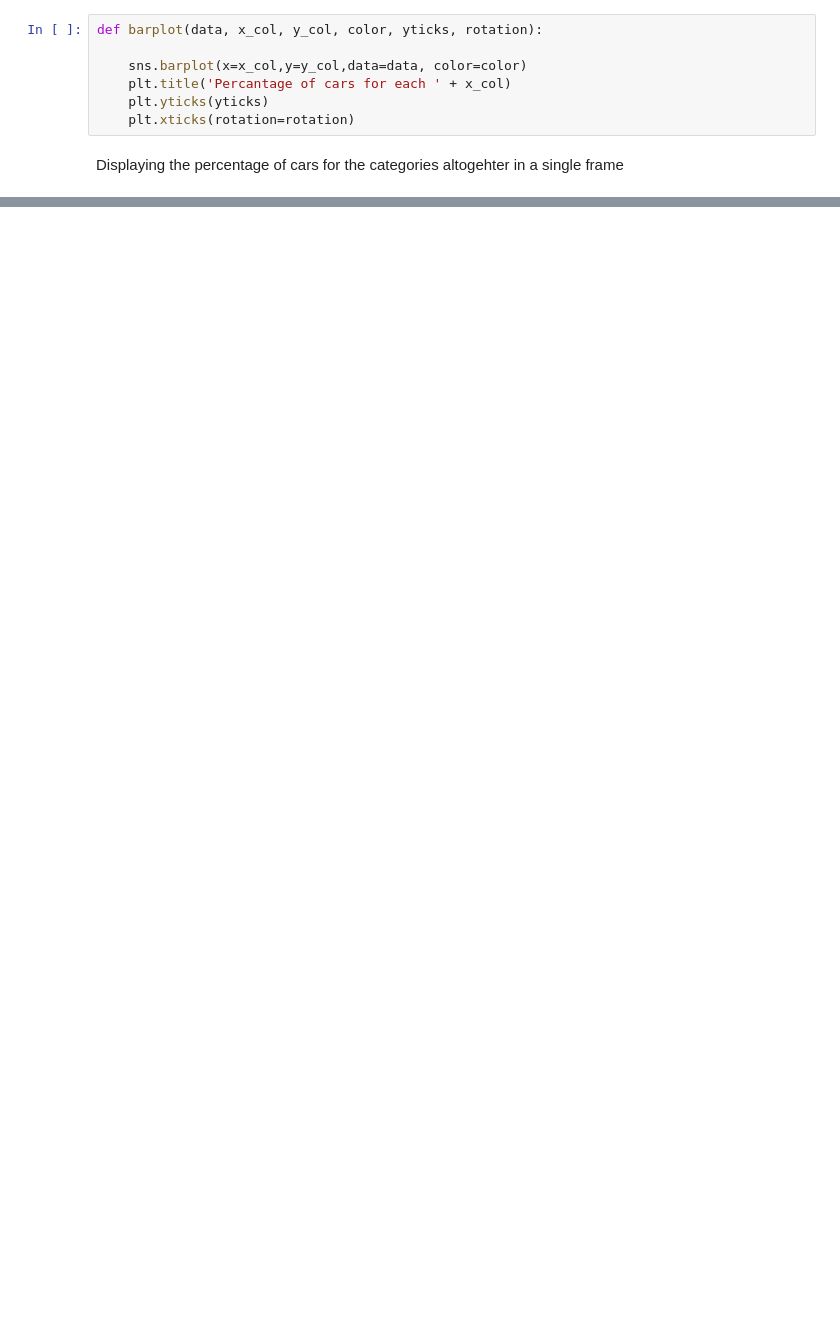
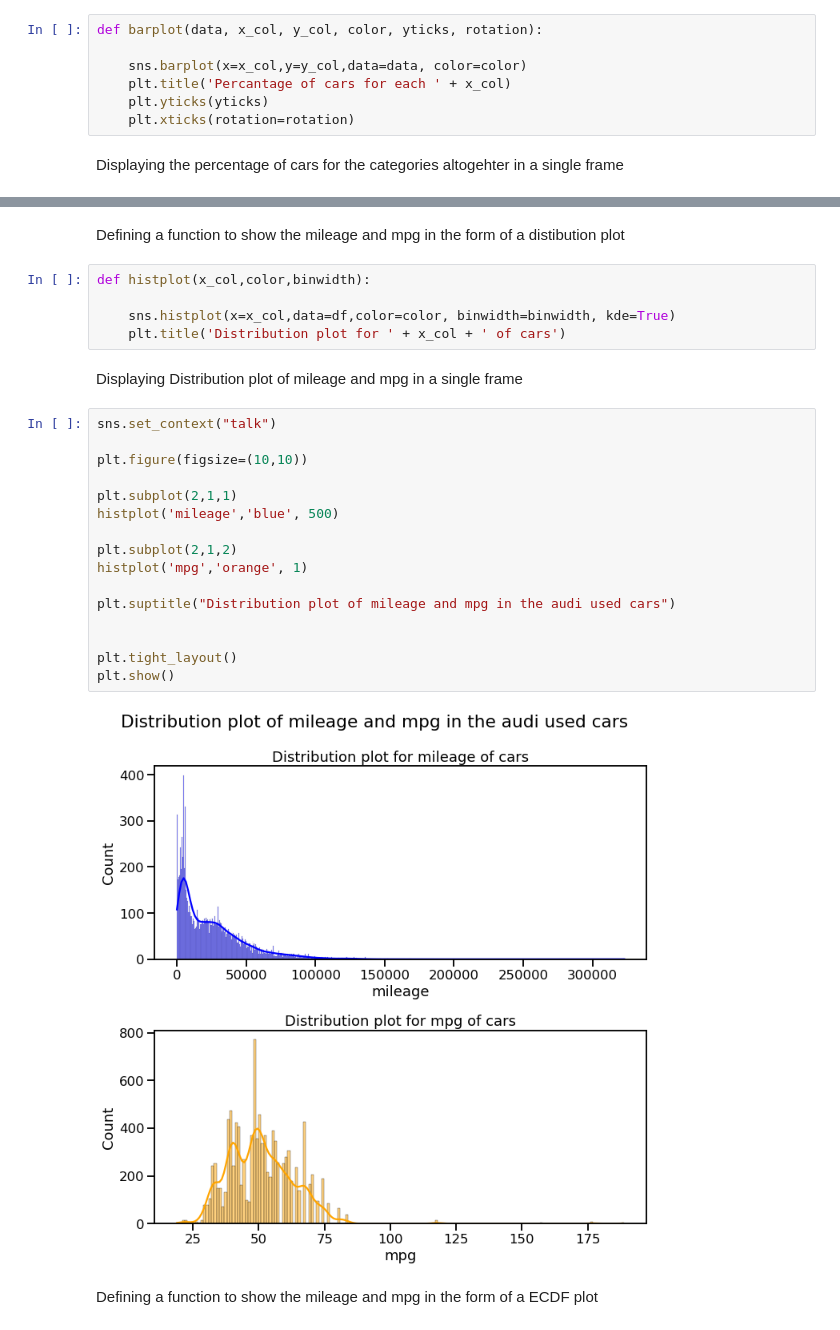
Before and after one commit to IshratShamiemAnanta/audi_used_car_analysis, a Jupyter notebook: audi_used_car_EDA.ipynb, the cells around one changed output, grey strips where cells are left out. Cells and saved outputs as stored; diff of their text form; blank space fills up the shorter version.

```diff
--- a/audi_used_car_EDA.ipynb
+++ b/audi_used_car_EDA.ipynb
@@ -249,0 +355,29 @@ plt.show()
+# %% [markdown]
+Defining a function to show the mileage and mpg in the form of a distibution plot
+# %%
+def histplot(x_col,color,binwidth):
+
+    sns.histplot(x=x_col,data=df,color=color, binwidth=binwidth, kde=True)
+    plt.title('Distribution plot for ' + x_col + ' of cars')
+# %% [markdown]
+Displaying Distribution plot of mileage and mpg in a single frame
+# %%
+sns.set_context("talk")
+
+plt.figure(figsize=(10,10))
+
+plt.subplot(2,1,1)
+histplot('mileage','blue', 500)
+
+plt.subplot(2,1,2)
+histplot('mpg','orange', 1)
+
+plt.suptitle("Distribution plot of mileage and mpg in the audi used cars")
+
+
+plt.tight_layout()
+plt.show()
+# %% [output]
+[figure, added]
+# %% [markdown]
+Defining a function to show the mileage and mpg in the form of a ECDF plot
```
Also changed, not shown: parts of 24 cells of this notebook.
